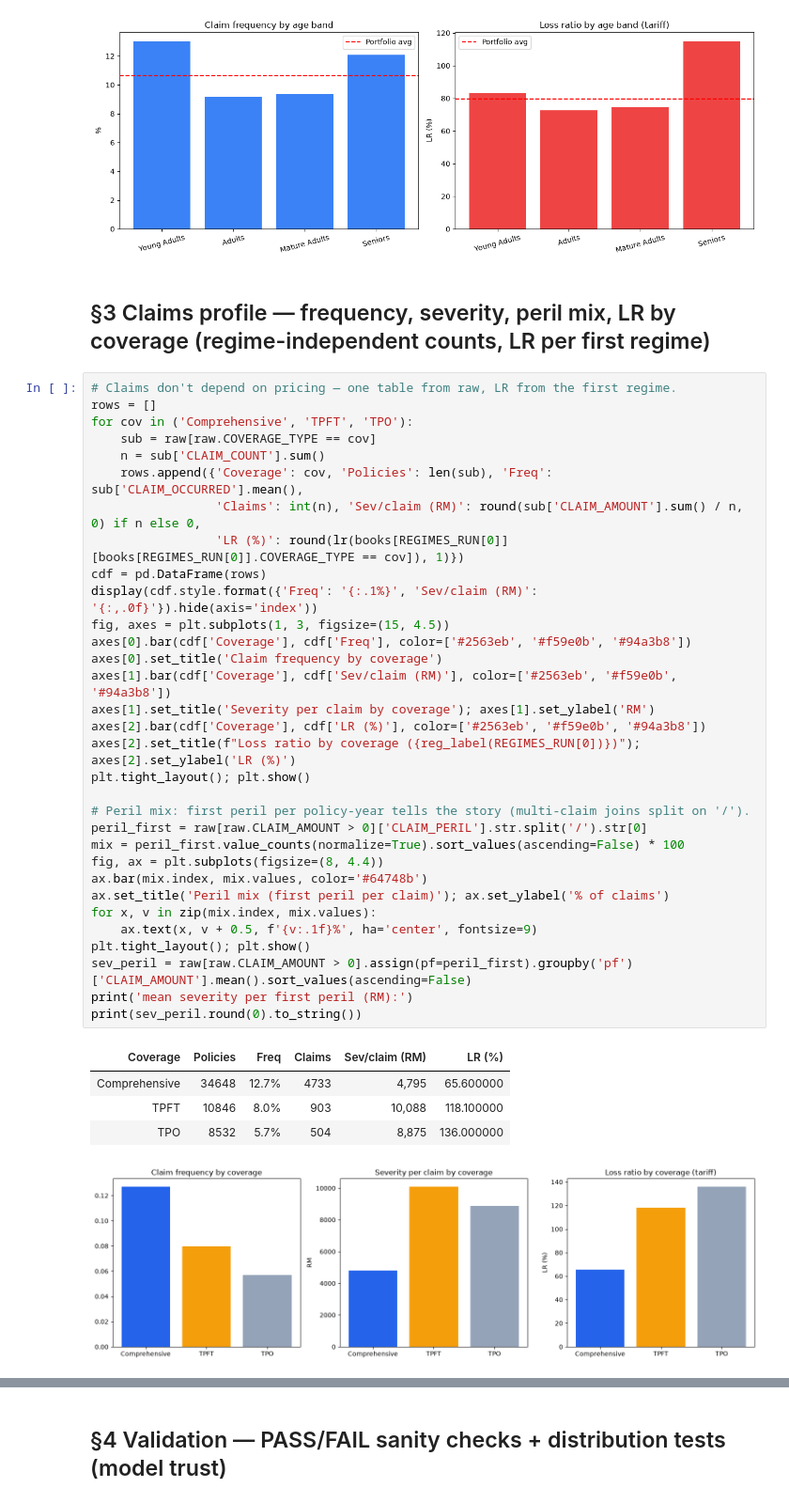
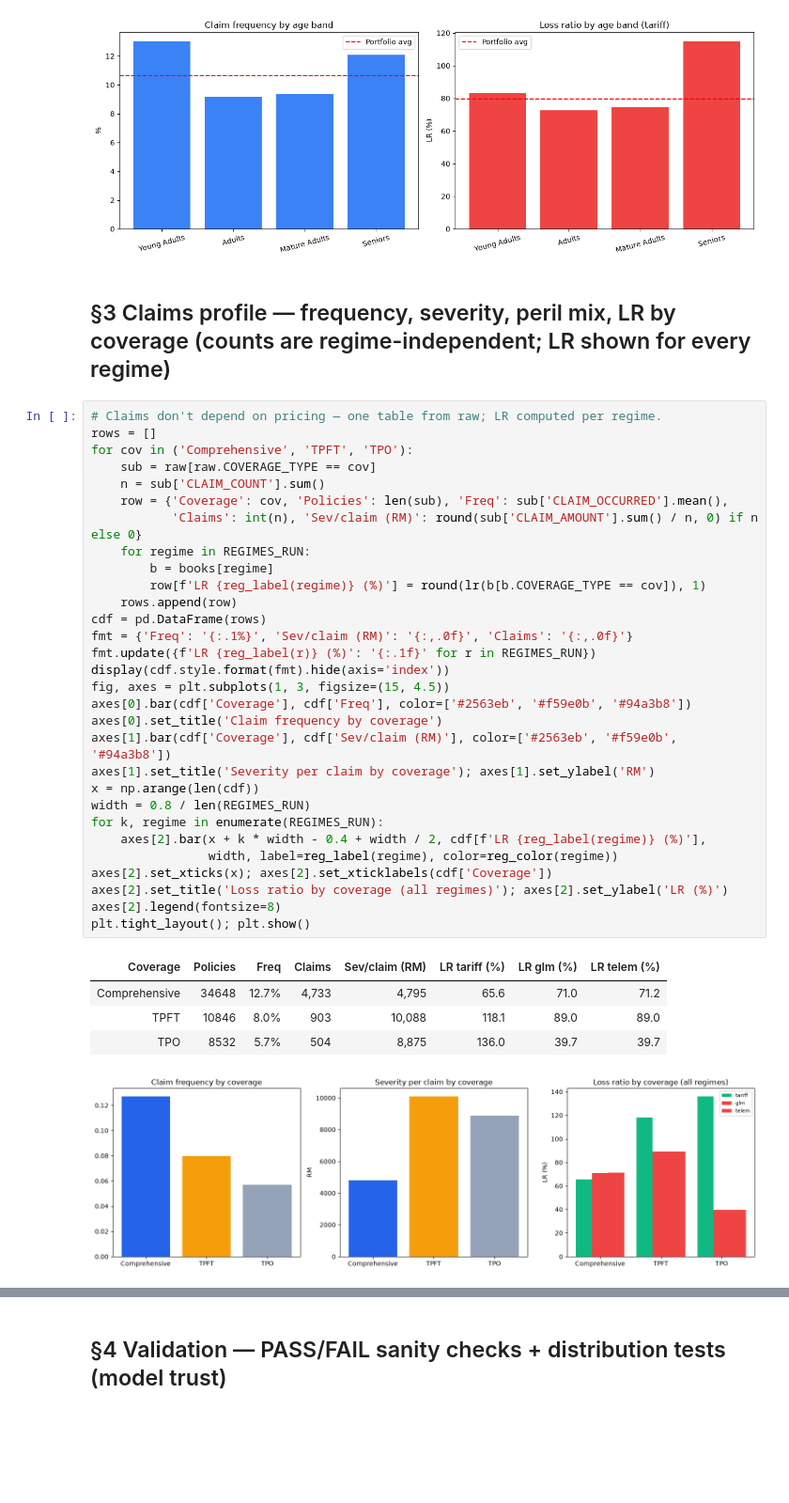
Before and after one commit to QHao-SOLID/MET-X, a Jupyter notebook: simulation/analysis.ipynb, the cells around one changed output, grey strips where cells are left out. Shown at 94% size. Drawn from its saved outputs; the diff is of its cells as text; blank space fills up the shorter version.

```diff
--- a/simulation/analysis.ipynb
+++ b/simulation/analysis.ipynb
@@ -174,42 +190,40 @@ plt.tight_layout(); plt.show()
 [figure]
 [figure]
 # %% [markdown]
-## §3 Claims profile — frequency, severity, peril mix, LR by coverage (regime-independent counts, LR per first regime)
+## §3 Claims profile — frequency, severity, peril mix, LR by coverage (counts are regime-independent; LR shown for every regime)
 # %%
-# Claims don't depend on pricing — one table from raw, LR from the first regime.
+# Claims don't depend on pricing — one table from raw; LR computed per regime.
 rows = []
 for cov in ('Comprehensive', 'TPFT', 'TPO'):
     sub = raw[raw.COVERAGE_TYPE == cov]
     n = sub['CLAIM_COUNT'].sum()
-    rows.append({'Coverage': cov, 'Policies': len(sub), 'Freq': sub['CLAIM_OCCURRED'].mean(),
-                 'Claims': int(n), 'Sev/claim (RM)': round(sub['CLAIM_AMOUNT'].sum() / n, 0) if n else 0,
-                 'LR (%)': round(lr(books[REGIMES_RUN[0]][books[REGIMES_RUN[0]].COVERAGE_TYPE == cov]), 1)})
+    row = {'Coverage': cov, 'Policies': len(sub), 'Freq': sub['CLAIM_OCCURRED'].mean(),
+           'Claims': int(n), 'Sev/claim (RM)': round(sub['CLAIM_AMOUNT'].sum() / n, 0) if n else 0}
+    for regime in REGIMES_RUN:
+        b = books[regime]
+        row[f'LR {reg_label(regime)} (%)'] = round(lr(b[b.COVERAGE_TYPE == cov]), 1)
+    rows.append(row)
 cdf = pd.DataFrame(rows)
-display(cdf.style.format({'Freq': '{:.1%}', 'Sev/claim (RM)': '{:,.0f}'}).hide(axis='index'))
+fmt = {'Freq': '{:.1%}', 'Sev/claim (RM)': '{:,.0f}', 'Claims': '{:,.0f}'}
+fmt.update({f'LR {reg_label(r)} (%)': '{:.1f}' for r in REGIMES_RUN})
+display(cdf.style.format(fmt).hide(axis='index'))
 fig, axes = plt.subplots(1, 3, figsize=(15, 4.5))
 axes[0].bar(cdf['Coverage'], cdf['Freq'], color=['#2563eb', '#f59e0b', '#94a3b8'])
 axes[0].set_title('Claim frequency by coverage')
 axes[1].bar(cdf['Coverage'], cdf['Sev/claim (RM)'], color=['#2563eb', '#f59e0b', '#94a3b8'])
 axes[1].set_title('Severity per claim by coverage'); axes[1].set_ylabel('RM')
-axes[2].bar(cdf['Coverage'], cdf['LR (%)'], color=['#2563eb', '#f59e0b', '#94a3b8'])
-axes[2].set_title(f"Loss ratio by coverage ({reg_label(REGIMES_RUN[0])})"); axes[2].set_ylabel('LR (%)')
+x = np.arange(len(cdf))
+width = 0.8 / len(REGIMES_RUN)
+for k, regime in enumerate(REGIMES_RUN):
+    axes[2].bar(x + k * width - 0.4 + width / 2, cdf[f'LR {reg_label(regime)} (%)'],
+                width, label=reg_label(regime), color=reg_color(regime))
+axes[2].set_xticks(x); axes[2].set_xticklabels(cdf['Coverage'])
+axes[2].set_title('Loss ratio by coverage (all regimes)'); axes[2].set_ylabel('LR (%)')
+axes[2].legend(fontsize=8)
 plt.tight_layout(); plt.show()
-
-# Peril mix: first peril per policy-year tells the story (multi-claim joins split on '/').
-peril_first = raw[raw.CLAIM_AMOUNT > 0]['CLAIM_PERIL'].str.split('/').str[0]
-mix = peril_first.value_counts(normalize=True).sort_values(ascending=False) * 100
-fig, ax = plt.subplots(figsize=(8, 4.4))
-ax.bar(mix.index, mix.values, color='#64748b')
-ax.set_title('Peril mix (first peril per claim)'); ax.set_ylabel('% of claims')
-for x, v in zip(mix.index, mix.values):
-    ax.text(x, v + 0.5, f'{v:.1f}%', ha='center', fontsize=9)
-plt.tight_layout(); plt.show()
-sev_peril = raw[raw.CLAIM_AMOUNT > 0].assign(pf=peril_first).groupby('pf')['CLAIM_AMOUNT'].mean().sort_values(ascending=False)
-print('mean severity per first peril (RM):')
-print(sev_peril.round(0).to_string())
 # %% [output]
-| Coverage | Policies | Freq | Claims | Sev/claim (RM) | LR (%) |
-| Comprehensive | 34648 | 12.7% | 4733 | 4,795 | 65.600000 |
-| TPFT | 10846 | 8.0% | 903 | 10,088 | 118.100000 |
-| TPO | 8532 | 5.7% | 504 | 8,875 | 136.000000 |
+| Coverage | Policies | Freq | Claims | Sev/claim (RM) | LR tariff (%) | LR glm (%) | LR telem (%) |
+| Comprehensive | 34648 | 12.7% | 4,733 | 4,795 | 65.6 | 71.0 | 71.2 |
+| TPFT | 10846 | 8.0% | 903 | 10,088 | 118.1 | 89.0 | 89.0 |
+| TPO | 8532 | 5.7% | 504 | 8,875 | 136.0 | 39.7 | 39.7 |
-[figure, old version]
+[figure, new version]
```
Also changed, not shown: parts of 29 cells of this notebook, 9 other files.
